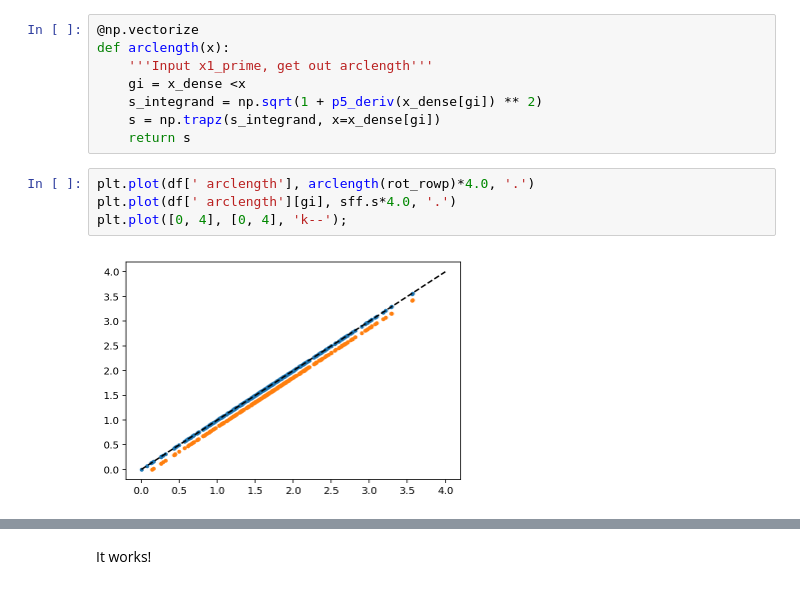
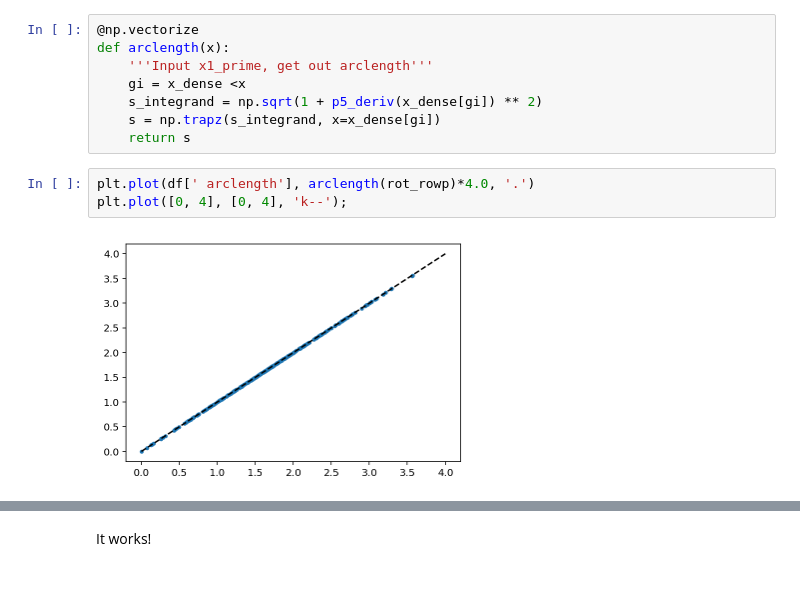
Before and after one commit to KeplerGO/pyke, a Jupyter notebook: docs/source/tutorials/ipython_notebooks/motion-correction/Replicate_Vanderburg_2014_K2SFF.ipynb, the cells around one changed output, grey strips where cells are left out. Cells and saved outputs as stored; diff of their text form.

```diff
--- a/docs/source/tutorials/ipython_notebooks/motion-correction/Replicate_Vanderburg_2014_K2SFF.ipynb
+++ b/docs/source/tutorials/ipython_notebooks/motion-correction/Replicate_Vanderburg_2014_K2SFF.ipynb
@@ -114,7 +114,6 @@ def arclength(x):
     return s
 # %%
 plt.plot(df[' arclength'], arclength(rot_rowp)*4.0, '.')
-plt.plot(df[' arclength'][gi], sff.s*4.0, '.')
 plt.plot([0, 4], [0, 4], 'k--');
 # %% [output]
-[figure, old version]
+[figure, new version]
```
Also changed, not shown: parts of 11 cells of this notebook.
